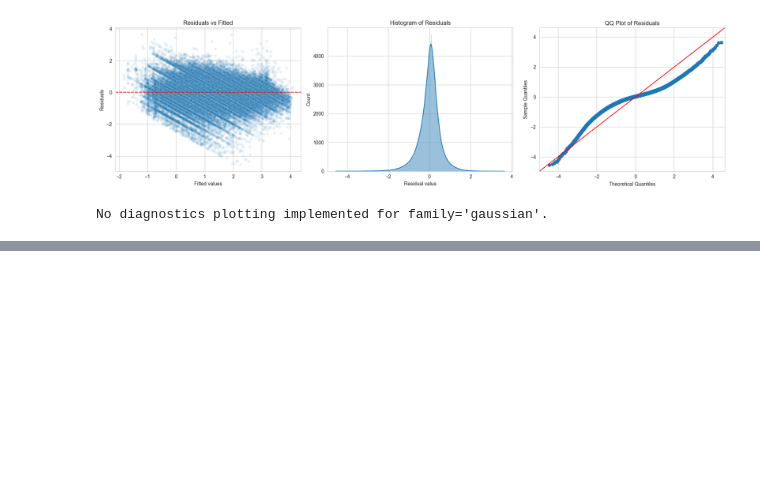
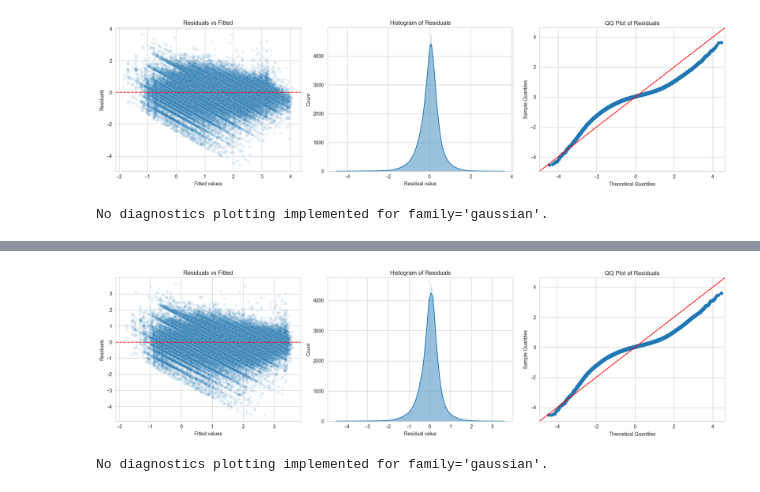
Before and after one commit to aj-bei/USSC-Fairness-Analysis-DTSC-430X-Capstone-, a Jupyter notebook: scripts/Austin_modeling_example copy.ipynb, the cells around one changed output, grey strips where cells are left out. Saved outputs shown, nothing was run; the diff lists cells and outputs as text; code cells hidden in the pictures; blank space fills up the shorter version.

```diff
--- a/scripts/Austin_modeling_example copy.ipynb
+++ b/scripts/Austin_modeling_example copy.ipynb
@@ -952,0 +969,5 @@ Fitting mixed model with formula: MNTHS_PRSN_NO_ALT ~ RACE + SEX + (1 | DIST_CRT
+# %%
+plot_diagnostics(result)
+# %% [output]
+[figure, added]
+No diagnostics plotting implemented for family='gaussian'.
```
Also changed, not shown: parts of 1 cell of this notebook.
